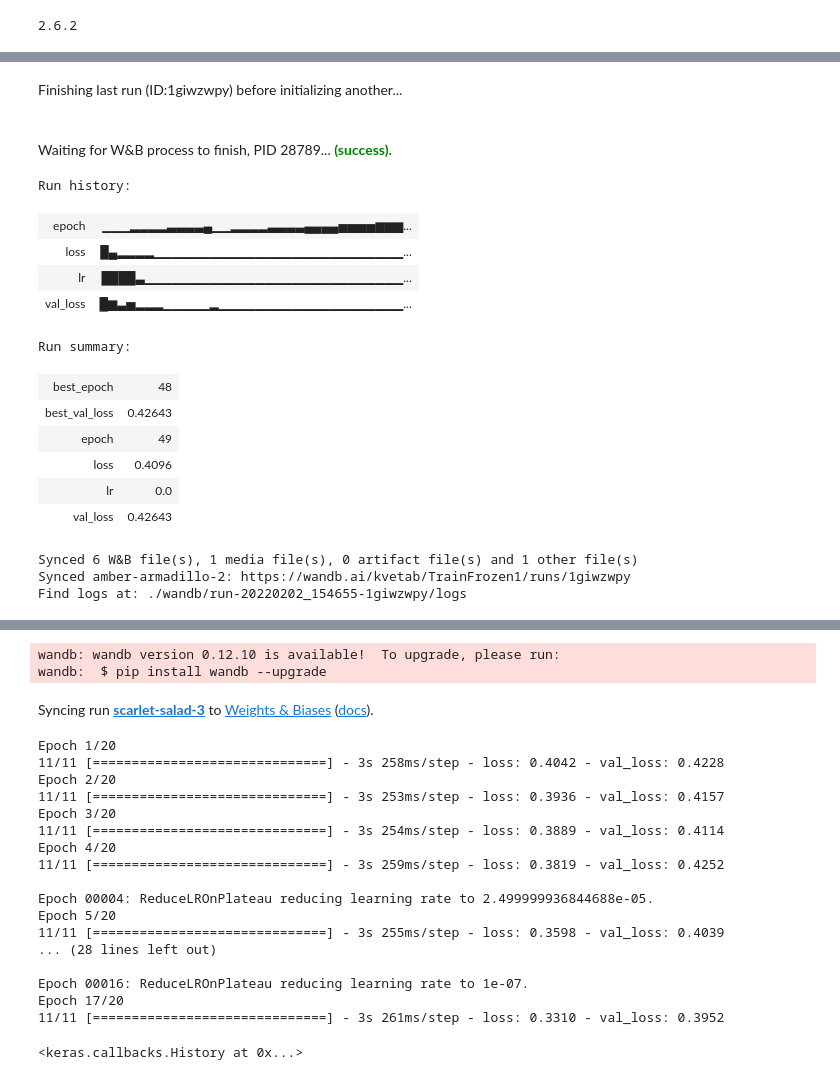
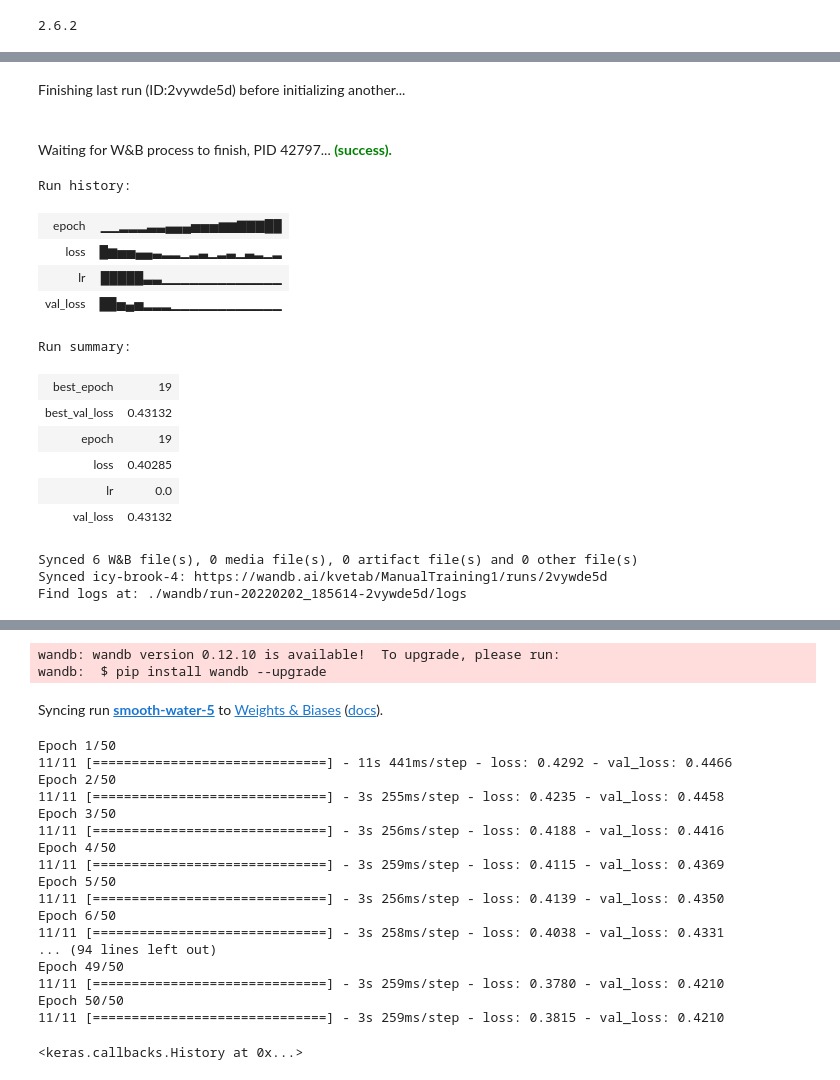
Before and after one commit to kvetab/di-pred, a Jupyter notebook: notebooks/experiments/08_protein_bert.ipynb, the cells around one changed output, grey strips where cells are left out. Drawn from its saved outputs; the diff is of its cells as text; code cells hidden in the pictures.

Commit message:
Manual training - second attempt

```diff
--- a/notebooks/experiments/08_protein_bert.ipynb
+++ b/notebooks/experiments/08_protein_bert.ipynb
@@ -150,29 +149,29 @@ model = model_generator.create_model(seq_len=512, freeze_pretrained_layers=False
 # %%
-wandb.init(project=f"TrainFrozen1", entity="kvetab")
-epoch_num = 20
+wandb.init(project=f"ManualTraining1", entity="kvetab")
+epoch_num = 50
 batch_size = 128
-learning_rate = 1e-4
+learning_rate = 5e-5
 wandb.config = {
       "learning_rate": learning_rate,
       "epochs": epoch_num,
       "batch_size": batch_size
     }
 model.optimizer.lr = learning_rate
 # %% [output]
-Finishing last run (ID:1giwzwpy) before initializing another...
+Finishing last run (ID:2vywde5d) before initializing another...
-Waiting for W&B process to finish, PID 28789... (success).
+Waiting for W&B process to finish, PID 42797... (success).
 Run history:
-| epoch | ▁▁▁▂▂▂▂▃▃▃▃▄▁▁▂▂▂▂▃▃▃▃▄▄▄▄▅▅▅▅▆▆▆... |
-| loss | █▄▂▂▂▂▁▁▁▁▁▁▁▁▁▁▁▁▁▁▁▁▁▁▁▁▁▁▁▁▁▁▁... |
-| lr | ████▃▁▁▁▁▁▁▁▁▁▁▁▁▁▁▁▁▁▁▁▁▁▁▁▁▁▁▁▁... |
-| val_loss | █▆▃▅▂▂▂▁▁▁▁▁▂▁▁▁▁▁▁▁▁▁▁▁▁▁▁▁▁▁▁▁▁... |
+| epoch | ▁▁▂▂▂▃▃▄▄▄▅▅▅▆▆▇▇▇██ |
+| loss | █▆▅▅▄▄▃▂▂▁▂▃▁▂▃▁▃▂▁▂ |
+| lr | █████▃▃▁▁▁▁▁▁▁▁▁▁▁▁▁ |
+| val_loss | ██▅▄▅▂▂▂▁▁▁▁▁▁▁▁▁▁▁▁ |
 Run summary:
-| best_epoch | 48 |
-| best_val_loss | 0.42643 |
-| epoch | 49 |
-| loss | 0.4096 |
+| best_epoch | 19 |
+| best_val_loss | 0.43132 |
+| epoch | 19 |
+| loss | 0.40285 |
 | lr | 0.0 |
-| val_loss | 0.42643 |
+| val_loss | 0.43132 |
-Synced 6 W&B file(s), 1 media file(s), 0 artifact file(s) and 1 other file(s)
-Synced amber-armadillo-2: https://wandb.ai/kvetab/TrainFrozen1/runs/1giwzwpy
-Find logs at: ./wandb/run-20220202_154655-1giwzwpy/logs
+Synced 6 W&B file(s), 0 media file(s), 0 artifact file(s) and 0 other file(s)
+Synced icy-brook-4: https://wandb.ai/kvetab/ManualTraining1/runs/2vywde5d
+Find logs at: ./wandb/run-20220202_185614-2vywde5d/logs
@@ -180,6 +179,6 @@ Successfully finished last run (ID:1giwzwpy). Initializing new run:
 wandb: wandb version 0.12.10 is available!  To upgrade, please run:
 wandb:  $ pip install wandb --upgrade
-Syncing run scarlet-salad-3 to Weights & Biases (docs).
+Syncing run smooth-water-5 to Weights & Biases (docs).
 # %%
 model.fit(
     x=train_X,
@@ -190,21 +189,21 @@ model.fit(
     validation_data=encoded_valid_set
 )
 # %% [output]
-Epoch 1/20
-11/11 [==============================] - 3s 258ms/step - loss: 0.4042 - val_loss: 0.4228
-Epoch 2/20
-11/11 [==============================] - 3s 253ms/step - loss: 0.3936 - val_loss: 0.4157
-Epoch 3/20
-11/11 [==============================] - 3s 254ms/step - loss: 0.3889 - val_loss: 0.4114
-Epoch 4/20
-11/11 [==============================] - 3s 259ms/step - loss: 0.3819 - val_loss: 0.4252
-
-Epoch 00004: ReduceLROnPlateau reducing learning rate to 2.499999936844688e-05.
-Epoch 5/20
-11/11 [==============================] - 3s 255ms/step - loss: 0.3598 - val_loss: 0.4039
-... (28 lines left out)
-
-Epoch 00016: ReduceLROnPlateau reducing learning rate to 1e-07.
-Epoch 17/20
-11/11 [==============================] - 3s 261ms/step - loss: 0.3310 - val_loss: 0.3952
+Epoch 1/50
+11/11 [==============================] - 11s 441ms/step - loss: 0.4292 - val_loss: 0.4466
+Epoch 2/50
+11/11 [==============================] - 3s 255ms/step - loss: 0.4235 - val_loss: 0.4458
+Epoch 3/50
+11/11 [==============================] - 3s 256ms/step - loss: 0.4188 - val_loss: 0.4416
+Epoch 4/50
+11/11 [==============================] - 3s 259ms/step - loss: 0.4115 - val_loss: 0.4369
+Epoch 5/50
+11/11 [==============================] - 3s 256ms/step - loss: 0.4139 - val_loss: 0.4350
+Epoch 6/50
+11/11 [==============================] - 3s 258ms/step - loss: 0.4038 - val_loss: 0.4331
+... (94 lines left out)
+Epoch 49/50
+11/11 [==============================] - 3s 259ms/step - loss: 0.3780 - val_loss: 0.4210
+Epoch 50/50
+11/11 [==============================] - 3s 259ms/step - loss: 0.3815 - val_loss: 0.4210
 <keras.callbacks.History at 0x...>
```
Also changed, not shown: parts of 17 cells of this notebook.
